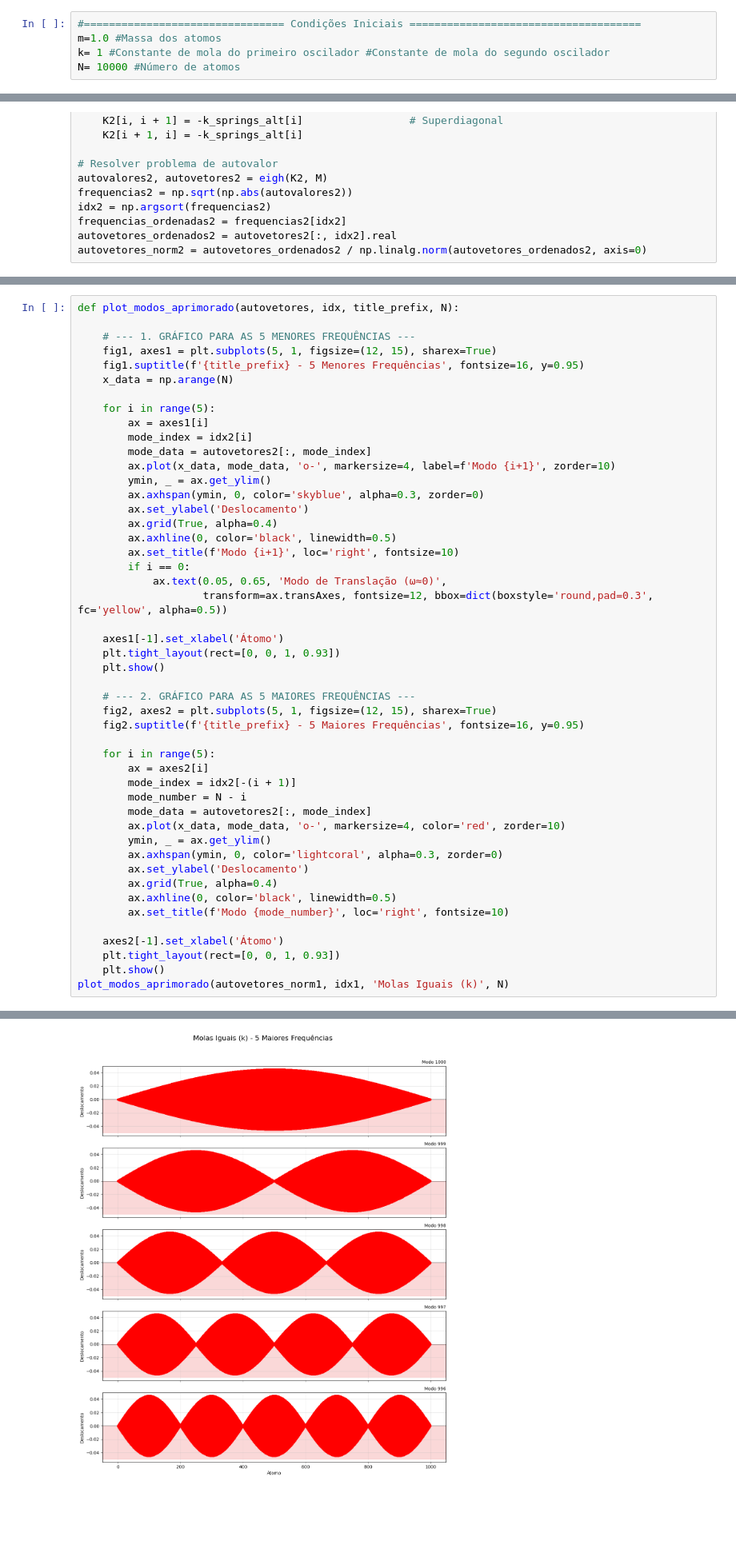
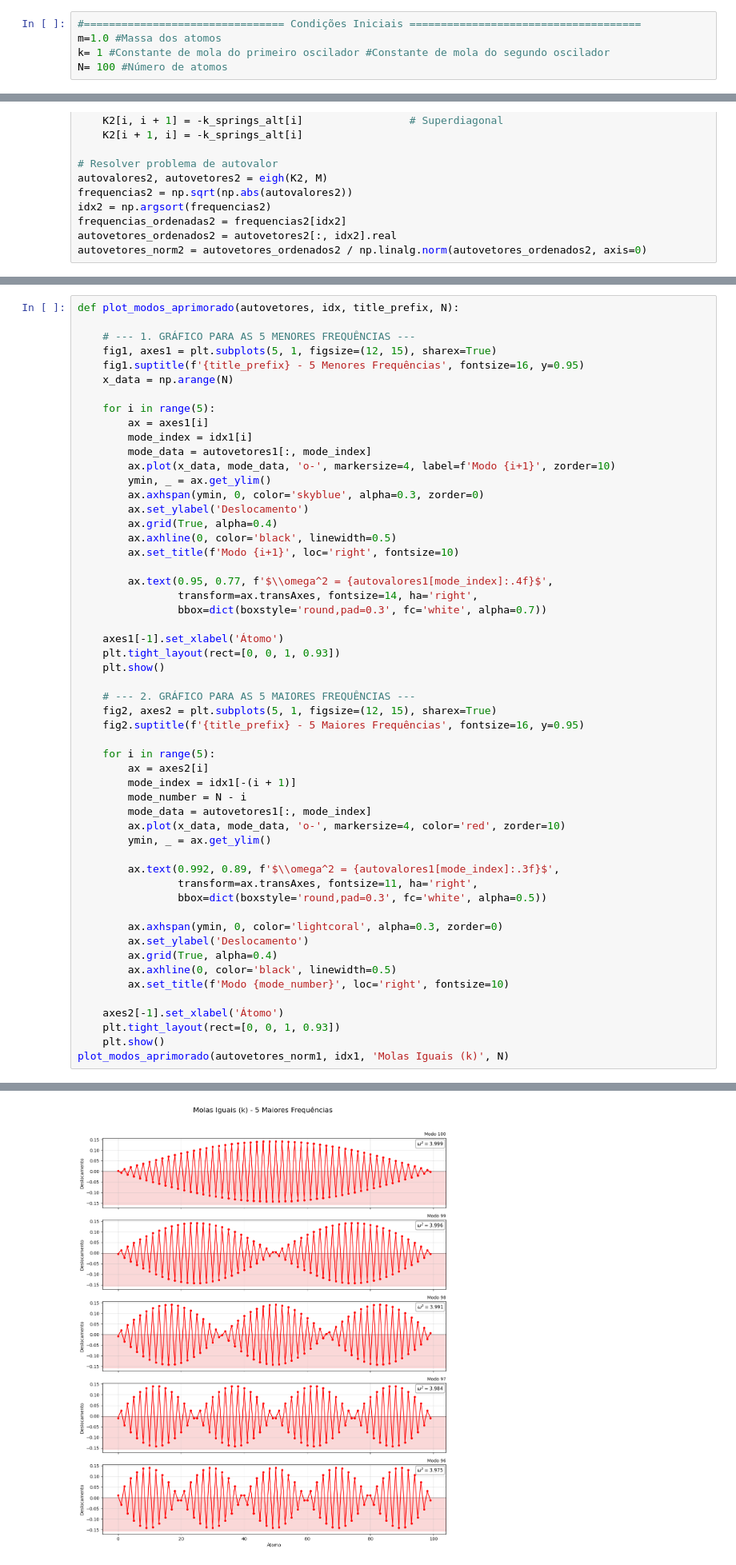
Before and after one commit to pimazzo/AV5, a Jupyter notebook: AV5.ipynb, the cells around one changed output, grey strips where cells are left out. Shown at 80% size. Cells and saved outputs as stored; diff of their text form; blank space fills up the shorter version.

```diff
--- a/AV5.ipynb
+++ b/AV5.ipynb
@@ -18,7 +18,7 @@ Note: you may need to restart the kernel to use updated packages.
 #================================ Condições Iniciais =====================================
 m=1.0 #Massa dos atomos
 k= 1 #Constante de mola do primeiro oscilador #Constante de mola do segundo oscilador
-N= 10000 #Número de atomos
+N= 100 #Número de atomos
 # %%
 # Matriz de massa
 M = m * np.eye(N)
@@ -100,8 +157,8 @@ def plot_modos_aprimorado(autovetores, idx, title_prefix, N):
 
     for i in range(5):
         ax = axes1[i]
-        mode_index = idx2[i]
-        mode_data = autovetores2[:, mode_index]
+        mode_index = idx1[i]
+        mode_data = autovetores1[:, mode_index]
         ax.plot(x_data, mode_data, 'o-', markersize=4, label=f'Modo {i+1}', zorder=10)
         ymin, _ = ax.get_ylim()
         ax.axhspan(ymin, 0, color='skyblue', alpha=0.3, zorder=0)
@@ -109,9 +166,10 @@ def plot_modos_aprimorado(autovetores, idx, title_prefix, N):
         ax.grid(True, alpha=0.4)
         ax.axhline(0, color='black', linewidth=0.5)
         ax.set_title(f'Modo {i+1}', loc='right', fontsize=10)
-        if i == 0:
-            ax.text(0.05, 0.65, 'Modo de Translação (ω≈0)',
-                    transform=ax.transAxes, fontsize=12, bbox=dict(boxstyle='round,pad=0.3', fc='yellow', alpha=0.5))
+
+        ax.text(0.95, 0.77, f'$\\omega^2 = {autovalores1[mode_index]:.4f}$',
+                transform=ax.transAxes, fontsize=14, ha='right',
+                bbox=dict(boxstyle='round,pad=0.3', fc='white', alpha=0.7))
 
     axes1[-1].set_xlabel('Átomo')
     plt.tight_layout(rect=[0, 0, 1, 0.93])
@@ -123,11 +181,16 @@ def plot_modos_aprimorado(autovetores, idx, title_prefix, N):
 
     for i in range(5):
         ax = axes2[i]
-        mode_index = idx2[-(i + 1)]
+        mode_index = idx1[-(i + 1)]
         mode_number = N - i
-        mode_data = autovetores2[:, mode_index]
+        mode_data = autovetores1[:, mode_index]
         ax.plot(x_data, mode_data, 'o-', markersize=4, color='red', zorder=10)
         ymin, _ = ax.get_ylim()
+
+        ax.text(0.992, 0.89, f'$\\omega^2 = {autovalores1[mode_index]:.3f}$',
+                transform=ax.transAxes, fontsize=11, ha='right',
+                bbox=dict(boxstyle='round,pad=0.3', fc='white', alpha=0.5))
+
         ax.axhspan(ymin, 0, color='lightcoral', alpha=0.3, zorder=0)
         ax.set_ylabel('Deslocamento')
         ax.grid(True, alpha=0.4)
@@ -143 +206 @@ plot_modos_aprimorado(autovetores_norm1, idx1, 'Molas Iguais (k)', N)
-[figure, old version]
+[figure, new version]
```
Also changed, not shown: parts of 5 cells of this notebook.
